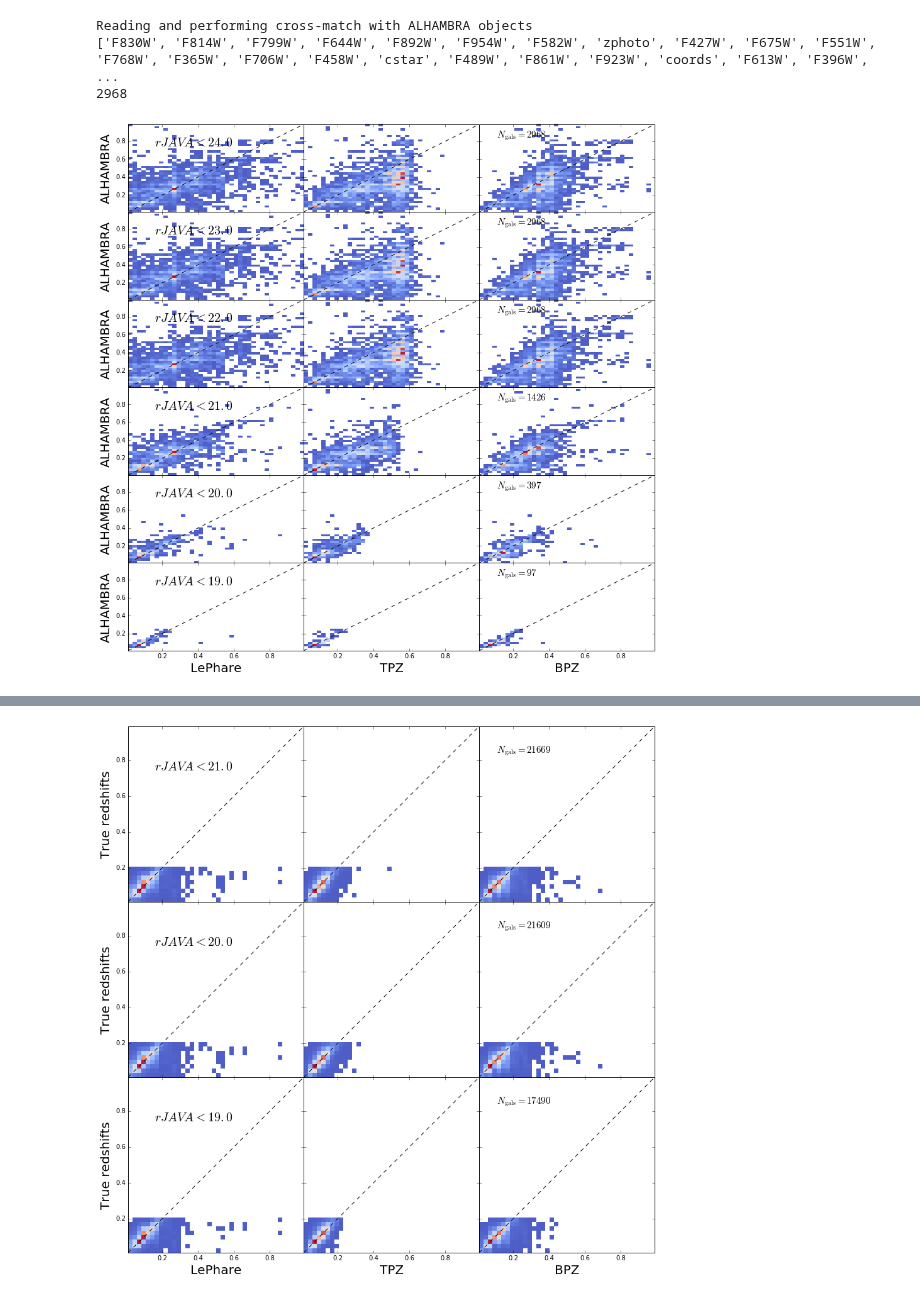
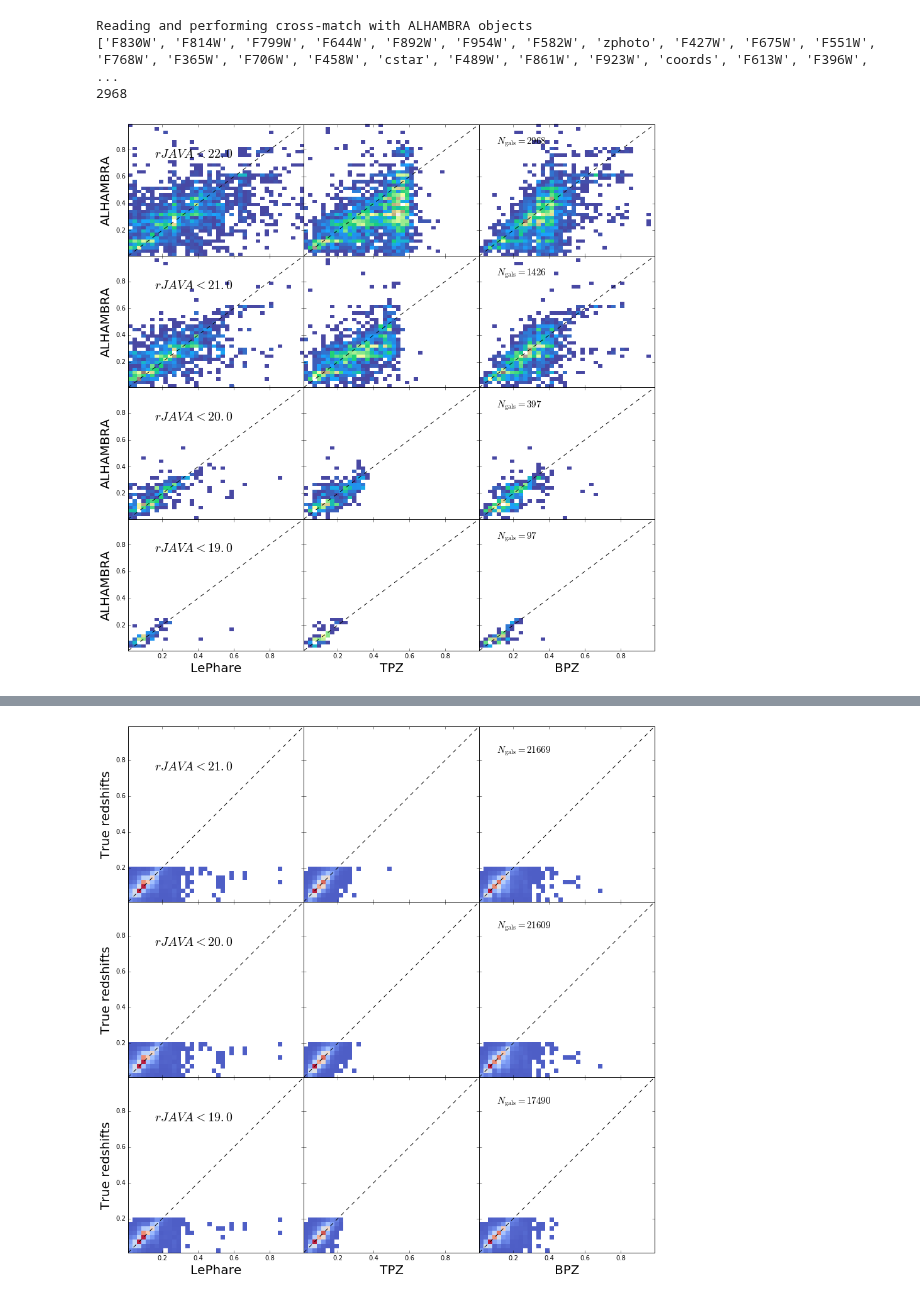
Before and after one commit to aaorsi/ELG_analysis, a Jupyter notebook: photoz_redmapper.ipynb, the cells around one changed output, grey strips where cells are left out. Saved outputs shown, nothing was run; the diff lists cells and outputs as text; code cells hidden in the pictures.

```diff
--- a/photoz_redmapper.ipynb
+++ b/photoz_redmapper.ipynb
@@ -231,11 +233,11 @@ Reading and performing cross-match with ALHAMBRA objects
 # %%
 # And plots
 
 %matplotlib inline
 import matplotlib.pyplot as plt
 import matplotlib.gridspec as gsc
 from matplotlib.colors import LogNorm
 
-aff = validate_photoz(jp_alh, rlim=[24,23,22,21,20,19], ylabel='ALHAMBRA')
+aff = validate_photoz(jp_alh, rlim=[22,21,20,19], ylabel='ALHAMBRA', cmap=plt.cm.terrain)
 # %% [output]
-[figure, old version]
+[figure, new version]
```
Also changed, not shown: parts of 6 cells of this notebook, 1 other file.
